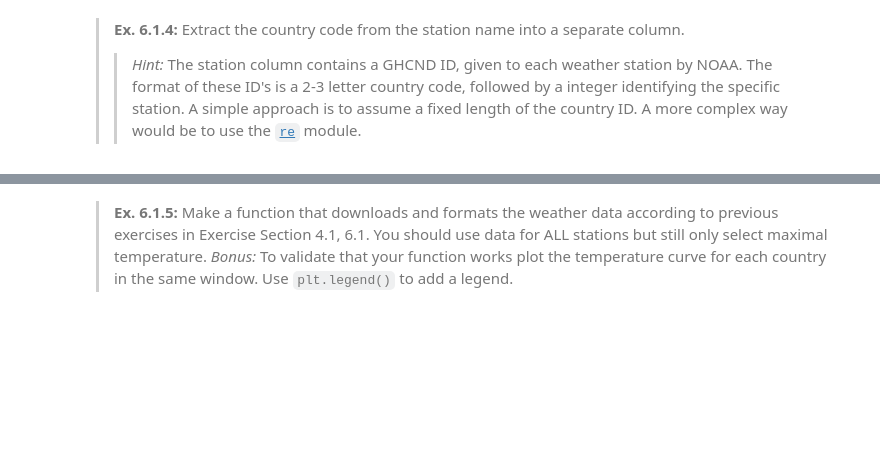
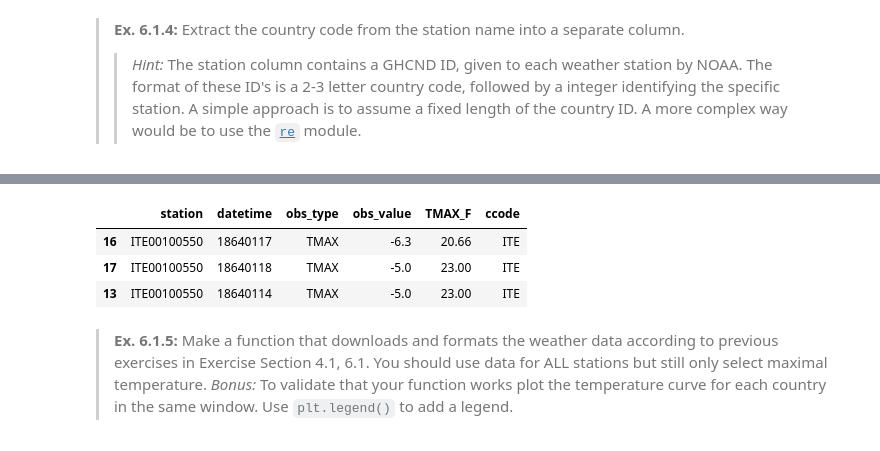
Before and after one commit to karlbindslev/sds_group29, a Jupyter notebook: material/assignments/assignment_1.ipynb, the cells around one changed output, grey strips where cells are left out. Cells and saved outputs as stored; diff of their text form; code cells hidden in the pictures; blank space fills up the shorter version.

```diff
--- a/material/assignments/assignment_1.ipynb
+++ b/material/assignments/assignment_1.ipynb
@@ -291,2 +304,32 @@ vejr1[["stat_id", "obs_type"]] = vejr1[["stat_id", "obs_type"]].astype(str)
+# %%
+# [Answer to Ex. 6.1.4]
+
+# Preparation before exercise answer
+
+import pandas as pd
+
+url = "https://www1.ncdc.noaa.gov/pub/data/ghcn/daily/by_year/1864.csv.gz"
+df_weather = pd.read_csv(url, compression = "gzip", header = None).drop(columns=[4,5,6,7])
+
+df_weather.columns = ['station', 'datetime', 'obs_type', 'obs_value']
+df_weather['obs_value'] = df_weather['obs_value'] / 10
+df_select = df_weather[(df_weather.station == 'ITE00100550') & (df_weather.obs_type == 'TMAX')].copy()
+df_select['TMAX_F'] = 32 + 1.8 * df_select['obs_value']
+weather = df_select.reset_index(drop=True).sort_values(by=['obs_value'])
+
+# [Answer to Ex. 6.1.4]
+# We couldn't solve the exercise with the re.findall method, but we made it work with str.extract instead
+# The left hand side creates a new column in the dataset "ccode", which we fill in by extracting all
+    # letters from 'station'.
+# It seems a little redundant in this dataset however - since the dataset provided in the git only
+    #contains data fomr one station.
+weather["ccode"] = weather["station"].str.extract("([a-zA-Z]+)")
+
+weather.head(3)
+# %% [output]
+|  | station | datetime | obs_type | obs_value | TMAX_F | ccode |
+| 16 | ITE00100550 | 18640117 | TMAX | -6.3 | 20.66 | ITE |
+| 17 | ITE00100550 | 18640118 | TMAX | -5.0 | 23.00 | ITE |
+| 13 | ITE00100550 | 18640114 | TMAX | -5.0 | 23.00 | ITE |
 # %% [markdown]
 > **Ex. 6.1.5:** Make a function that downloads and formats the weather data according to previous exercises in Exercise Section 4.1, 6.1. You should use data for ALL stations but still only select maximal temperature. _Bonus:_ To validate that your function works plot the temperature curve for each country in the same window. Use `plt.legend()` to add a legend.
```
Also changed, not shown: parts of 13 cells of this notebook, 1 other file.
